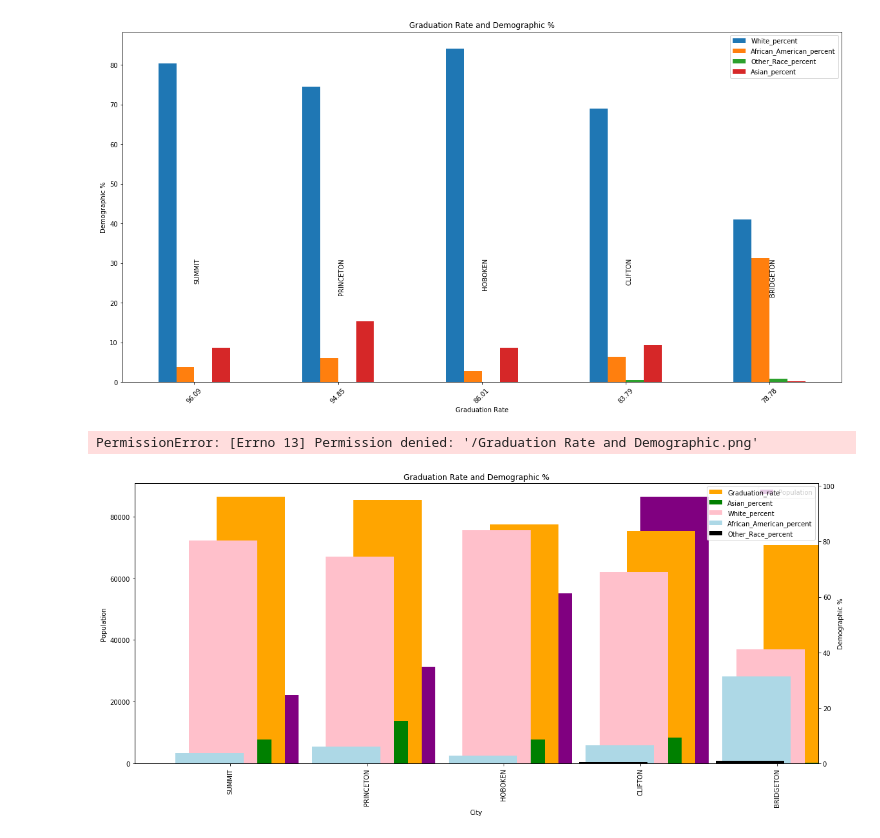
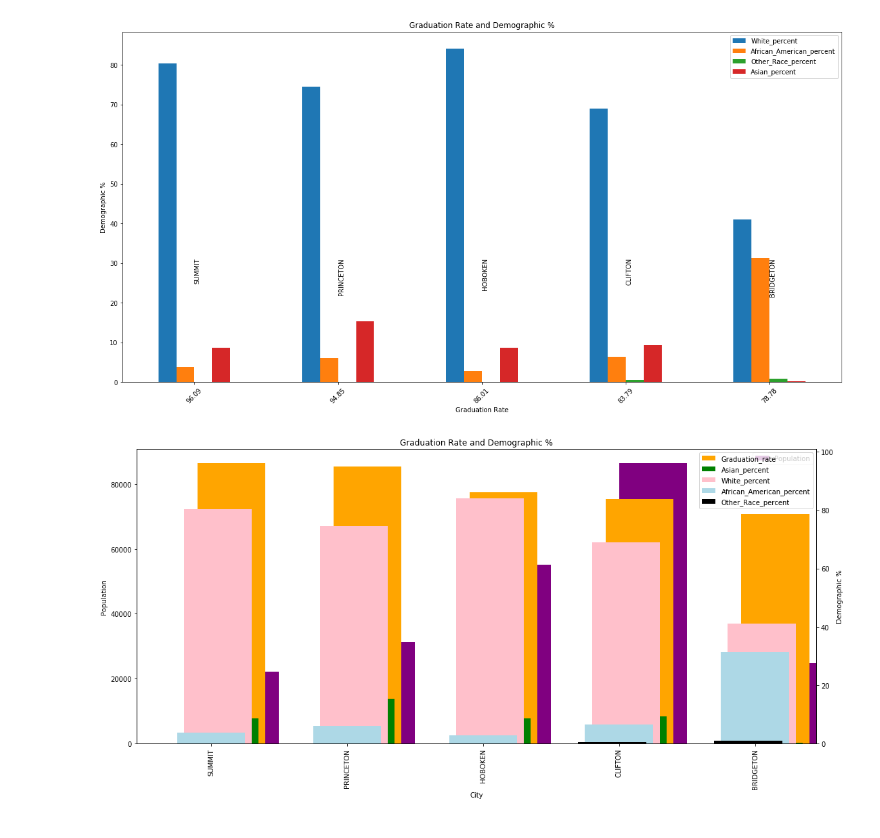
Before and after one commit to fab5-rutgers/first_project, a Jupyter notebook: Demographic/Demographic_vs_Performance.ipynb, the cells around one changed output. Saved outputs shown, nothing was run; the diff lists cells and outputs as text; code cells hidden in the pictures.

Commit message:
demo graph updated

```diff
--- a/Demographic/Demographic_vs_Performance.ipynb
+++ b/Demographic/Demographic_vs_Performance.ipynb
@@ -296,21 +296,20 @@ plt.xticks(rotation=45)
 [figure]
 # %%
 
-fig = plt.figure(figsize=(19,8))
+fig = plt.figure(figsize=(18,8))
 
 ax = fig.add_subplot(111)
 ax.set_ylabel("Population")
 ax2 = ax.twinx()
 ax2.set_ylabel("Demographic %")
 ax.set_title("Graduation Rate and Demographic %")
 
 combined_demo_grad_data.Population.plot(kind="bar", ax=ax, position=0, color='purple', legend=True)
 combined_demo_grad_data.Graduation_rate.plot(kind="bar", ax=ax2, position=.2, color='orange', legend=True)
-combined_demo_grad_data.Asian_percent.plot(kind="bar", ax=ax2, color='green', legend=True, position=.4)
-combined_demo_grad_data.White_percent.plot(kind="bar", ax=ax2, position=.6, color='pink', legend=True)
-combined_demo_grad_data.African_American_percent.plot(kind="bar", ax=ax2, position=.8, color='lightblue', legend=True)
-combined_demo_grad_data.Other_Race_percent.plot(kind="bar", ax=ax2, position=.9, color='black', legend=True)
-plt.savefig("/Graduation Rate and Demographic.png")
+combined_demo_grad_data.Asian_percent.plot(kind="bar", ax=ax2, color='green', legend=True, position=.3)
+combined_demo_grad_data.White_percent.plot(kind="bar", ax=ax2, position=.4, color='pink', legend=True)
+combined_demo_grad_data.African_American_percent.plot(kind="bar", ax=ax2, position=.5, color='lightblue', legend=True)
+combined_demo_grad_data.Other_Race_percent.plot(kind="bar", ax=ax2, position=.6, color='black', legend=True)
+plt.savefig("../graph/Graduation Rate and Demographic.png")
 # %% [output]
-PermissionError: [Errno 13] Permission denied: '/Graduation Rate and Demographic.png'
-[figure, old version]
+[figure, new version]
```
Also changed, not shown: 2 other files.
